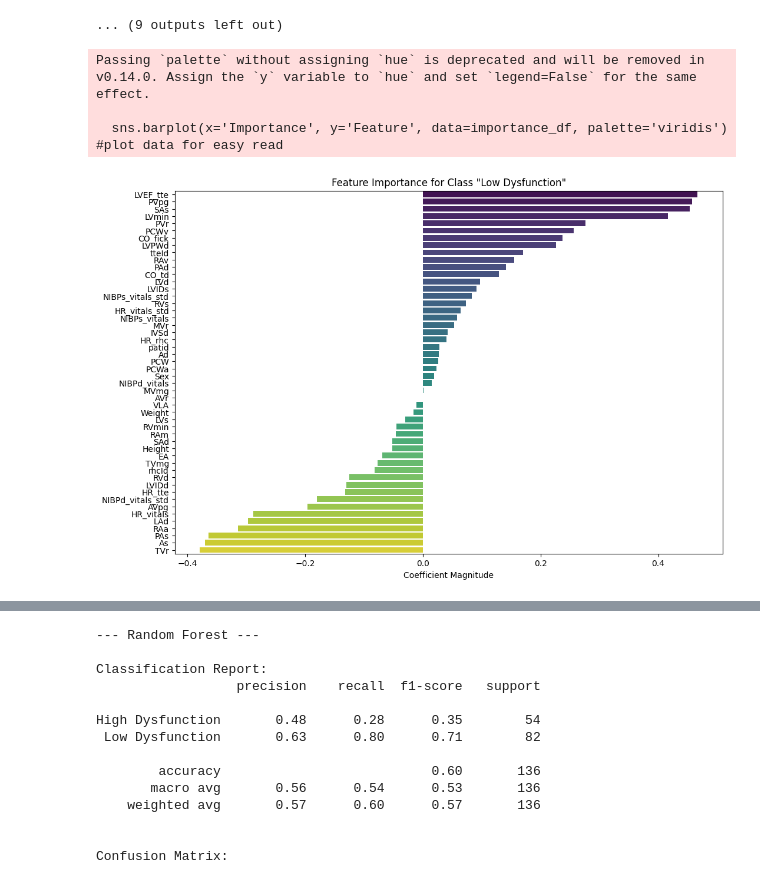
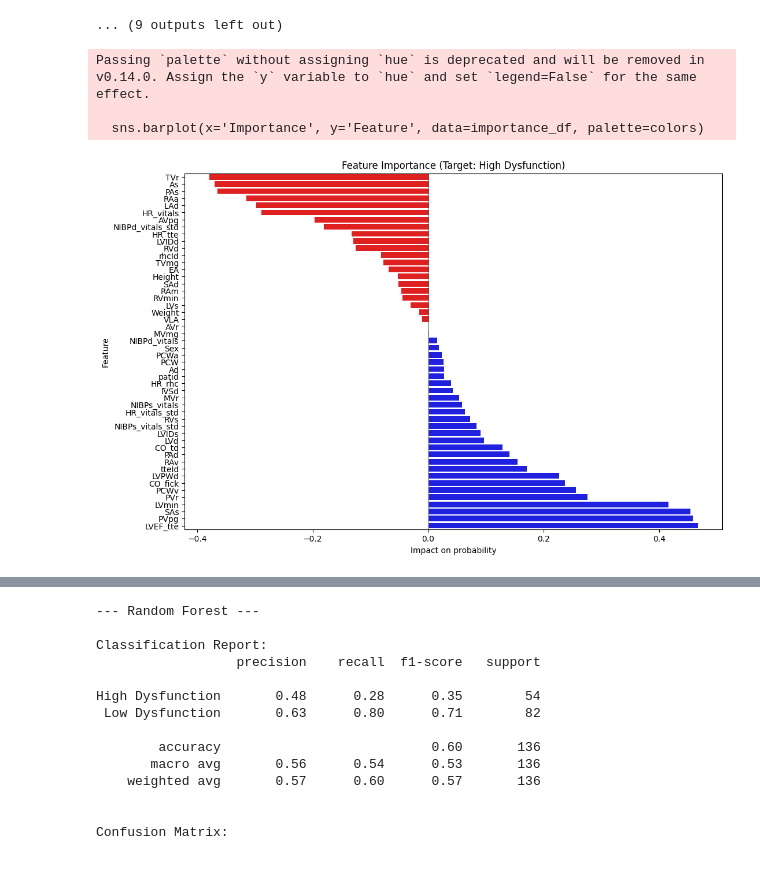
Before and after one commit to pallakk/RV-Prediction-Model-, a Jupyter notebook: log_reg.ipynb, the cells around one changed output, grey strips where cells are left out. Saved outputs shown, nothing was run; the diff lists cells and outputs as text; code cells hidden in the pictures.

```diff
--- a/log_reg.ipynb
+++ b/log_reg.ipynb
@@ -187,13 +158,31 @@ def plot_feature_importance(results, feature_names, class_index): #class_index i
-# %%
-from sklearn.pipeline import make_pipeline
-from sklearn.pipeline import Pipeline
-
-plot_feature_importance(results, feature_names, class_index=1) #plot, class 1 = Low Dysfunction
-# %% [output]
-Passing `palette` without assigning `hue` is deprecated and will be removed in v0.14.0. Assign the `y` variable to `hue` and set `legend=False` for the same effect.
-
-  sns.barplot(x='Importance', y='Feature', data=importance_df, palette='viridis') #plot data for easy read
-[figure, removed]
+# %%
+def plot_feature_importance(results, feature_names, class_name):
+    coefs = [estimator.named_steps['logisticregression'].coef_[0] for estimator in results['estimator']]
+    avg_coefs = np.mean(coefs, axis=0)
+
+    importance_df = pd.DataFrame({
+        'Feature': feature_names,
+        'Importance': avg_coefs
+    }).sort_values('Importance', ascending=True)  # Changed to ascending=True
+
+    # Color code based on coefficient sign
+    colors = ['red' if x < 0 else 'blue' for x in importance_df['Importance']]
+
+    plt.figure(figsize=(12, 8))
+    sns.barplot(x='Importance', y='Feature', data=importance_df, palette=colors)
+    plt.title(f'Feature Importance (Target: {class_name})')
+    plt.xlabel('Impact on probability')
+    plt.axvline(x=0, color='black', linestyle='-', linewidth=0.5)
+    plt.show()
+
+# Plot for High Dysfunction
+plot_feature_importance(results, feature_names, "High Dysfunction")
+#plot_feature_importance(results, feature_names, "Low Dysfunction")
+# %% [output]
+Passing `palette` without assigning `hue` is deprecated and will be removed in v0.14.0. Assign the `y` variable to `hue` and set `legend=False` for the same effect.
+
+  sns.barplot(x='Importance', y='Feature', data=importance_df, palette=colors)
+[figure, added]
 # %%
 data = pd.read_csv('patients_data_with_RVoutcomes.csv')
 #print(data.columns.tolist())
```
Also changed, not shown: parts of 4 cells of this notebook.
